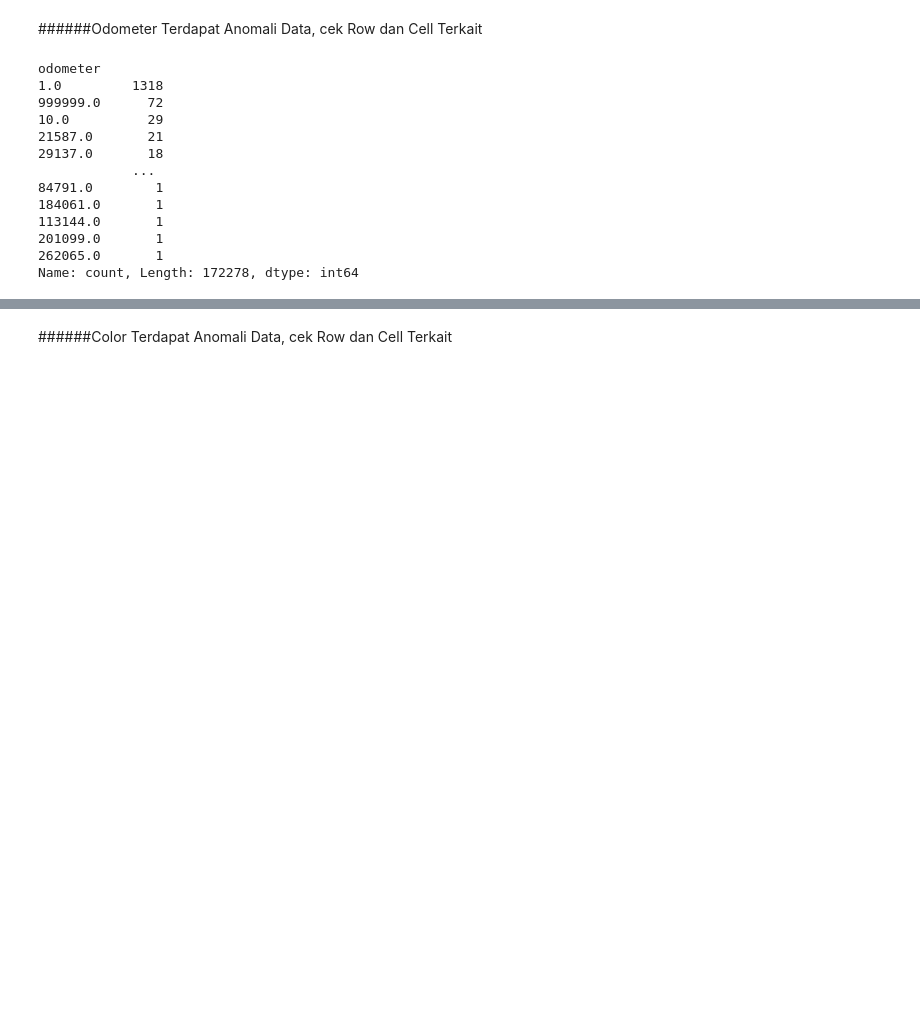
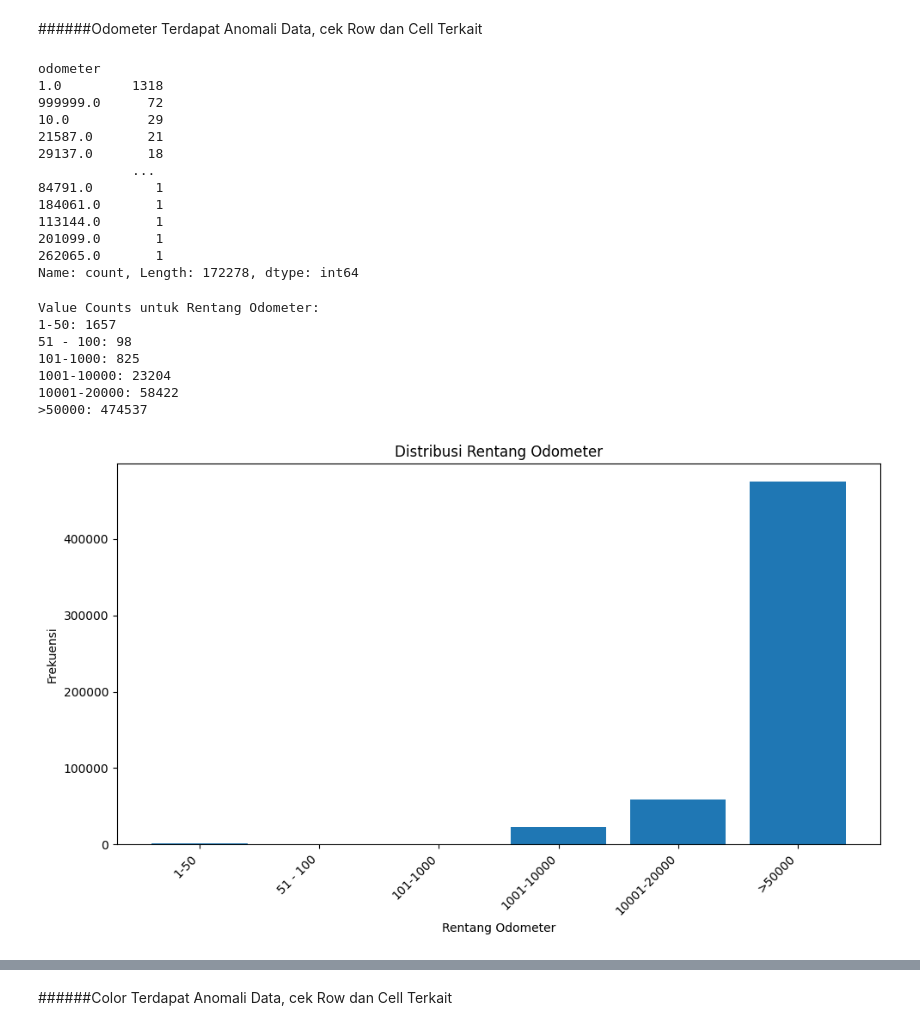
Before and after one commit to Bayhaqieee/GDG_ML_Learning, a Jupyter notebook: Hands_on_DataAnalysis_.ipynb, the cells around one changed output, grey strips where cells are left out. Saved outputs shown, nothing was run; the diff lists cells and outputs as text; code cells hidden in the pictures; blank space fills up the shorter version.

```diff
--- a/Hands_on_DataAnalysis_.ipynb
+++ b/Hands_on_DataAnalysis_.ipynb
@@ -386,3 +748,35 @@ odometer
 201099.0       1
 262065.0       1
 Name: count, Length: 172278, dtype: int64
+# %%
+# Membuat bin untuk rentang odometer
+bins = [1,50, 100, 1000, 10000, 20000, float('inf')]  # float('inf') untuk nilai > 50000
+labels = ['1-50','51 - 100', '101-1000', '1001-10000', '10001-20000', '>50000']
+
+# Menetapkan data ke bin dan menghitung kemunculan
+df_data['odometer_range'] = pd.cut(df_data['odometer'], bins=bins, labels=labels, right=False)
+odometer_counts = df_data['odometer_range'].value_counts().sort_index()
+
+# Menampilkan value counts untuk setiap rentang odometer
+print("Value Counts untuk Rentang Odometer:")
+for range_label, count in odometer_counts.items():
+    print(f"{range_label}: {count}")
+
+# Membuat diagram batang
+plt.figure(figsize=(10, 6))  # Menyesuaikan ukuran gambar sesuai kebutuhan
+plt.bar(odometer_counts.index, odometer_counts.values)
+plt.title('Distribusi Rentang Odometer')
+plt.xlabel('Rentang Odometer')
+plt.ylabel('Frekuensi')
+plt.xticks(rotation=45, ha='right')  # Memutar label sumbu x agar lebih mudah dibaca
+plt.tight_layout()  # Menyesuaikan tata letak untuk mencegah label tumpang tindih
+plt.show()
+# %% [output]
+Value Counts untuk Rentang Odometer:
+1-50: 1657
+51 - 100: 98
+101-1000: 825
+1001-10000: 23204
+10001-20000: 58422
+>50000: 474537
+[figure, added]
```
Also changed, not shown: parts of 65 cells of this notebook.
